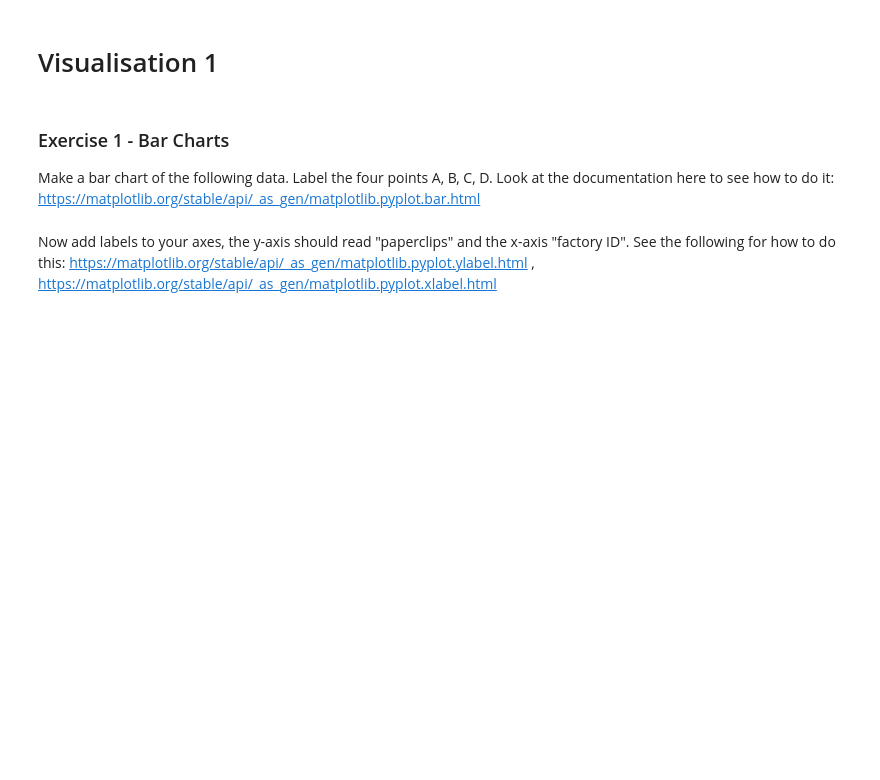
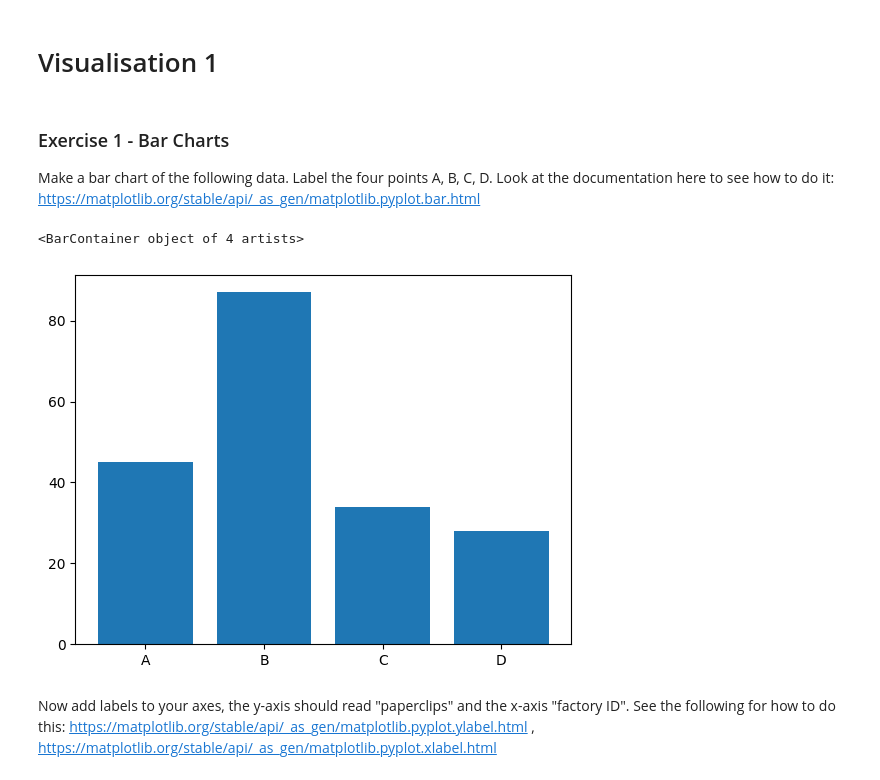
Before and after one commit to abbeywaldron/research_methods_2025, a Jupyter notebook: visualisation_1.ipynb, the cells around one changed output. Drawn from its saved outputs; the diff is of its cells as text; code cells hidden in the pictures; blank space fills up the shorter version.

Commit message:
Created bar charts

```diff
--- a/visualisation_1.ipynb
+++ b/visualisation_1.ipynb
@@ -9,6 +9,11 @@ import matplotlib.pyplot as plt
 Make a bar chart of the following data.  Label the four points A, B, C, D.  Look at the documentation here to see how to do it: https://matplotlib.org/stable/api/_as_gen/matplotlib.pyplot.bar.html
 # %%
 data_bar = np.array([45,87,34,28])
-labels = ...
+labels = np.array(['A', 'B', 'C', 'D'])
+# %%
+plt.bar(labels, data_bar)
+# %% [output]
+<BarContainer object of 4 artists>
+[figure, added]
 # %% [markdown]
 Now add labels to your axes, the y-axis should read "paperclips" and the x-axis "factory ID".  See the following for how to do this: https://matplotlib.org/stable/api/_as_gen/matplotlib.pyplot.ylabel.html , https://matplotlib.org/stable/api/_as_gen/matplotlib.pyplot.xlabel.html
```
Also changed, not shown: parts of 2 cells of this notebook.
